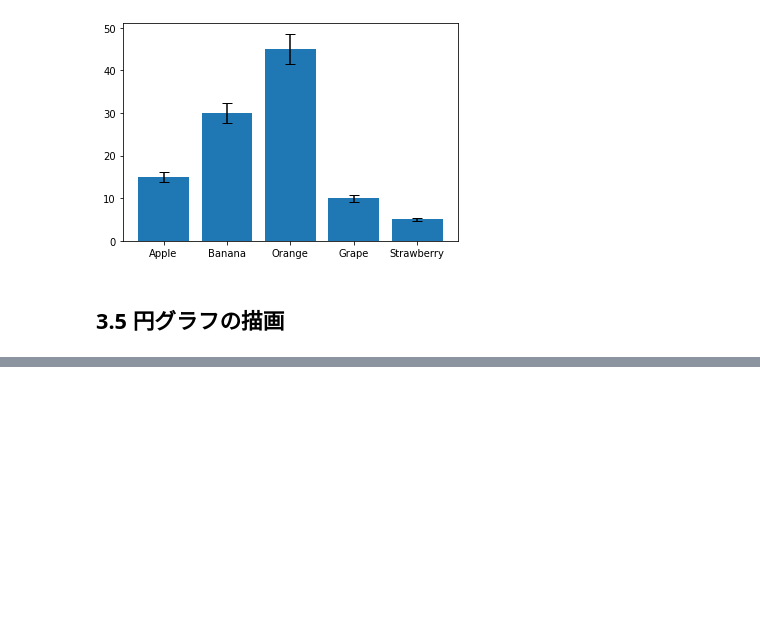
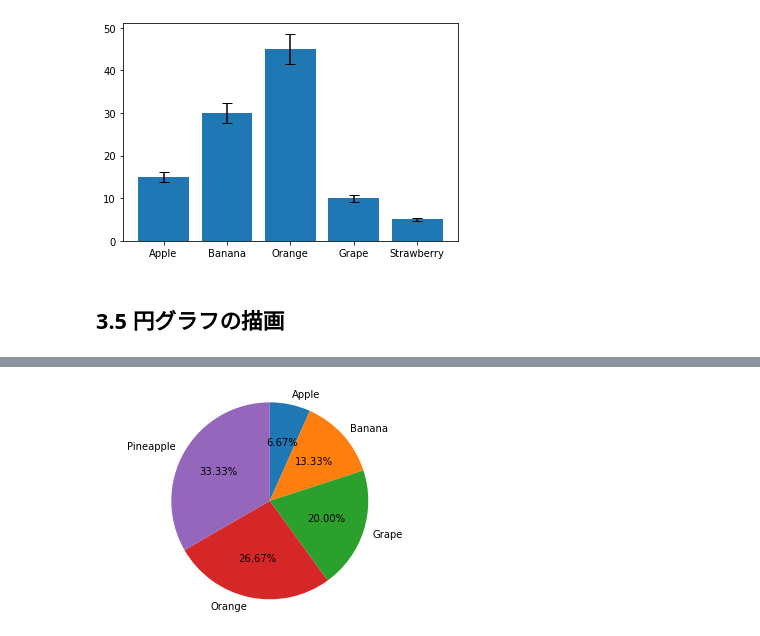
Before and after one commit to okmokm422/TIL, a Jupyter notebook: 1. Python/7. Matplotlib_and_Seaborn_Handbook/Chapter3.ipynb, the cells around one changed output, grey strips where cells are left out. Saved outputs shown, nothing was run; the diff lists cells and outputs as text; code cells hidden in the pictures; blank space fills up the shorter version.

```diff
--- a/1. Python/7. Matplotlib_and_Seaborn_Handbook/Chapter3.ipynb
+++ b/1. Python/7. Matplotlib_and_Seaborn_Handbook/Chapter3.ipynb
@@ -113,0 +124,10 @@ plt.show()
+# %%
+plt.pie(x=values,
+        labels=labels,
+        autopct="%.2f%%",
+        startangle=90,
+        counterclock=False)
+plt.axis("equal")
+plt.show()
+# %% [output]
+[figure, added]
```
Also changed, not shown: parts of 7 cells of this notebook, 1 other file.
